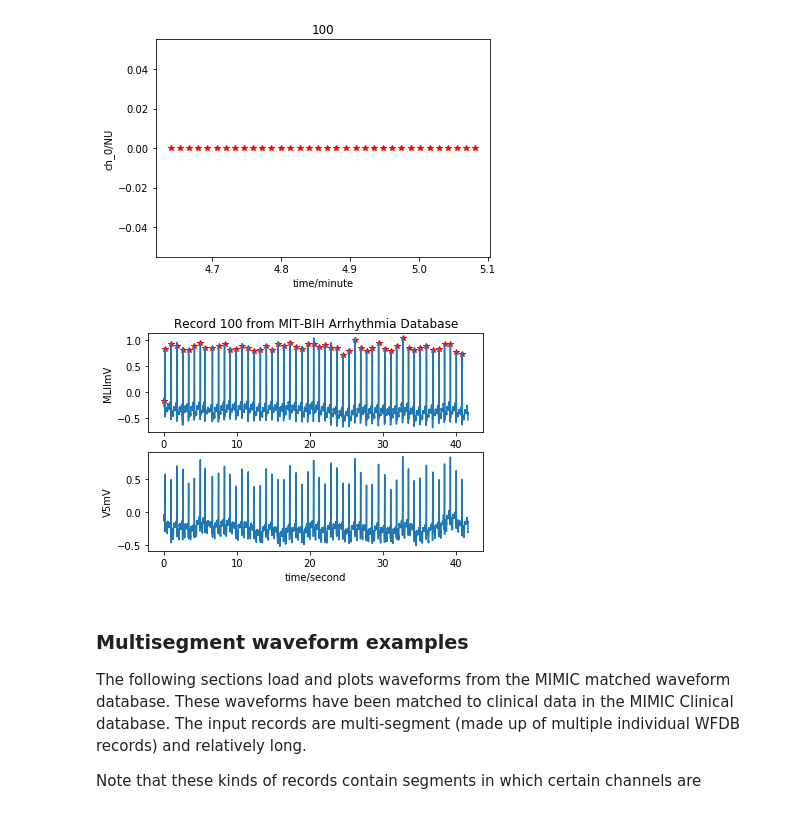
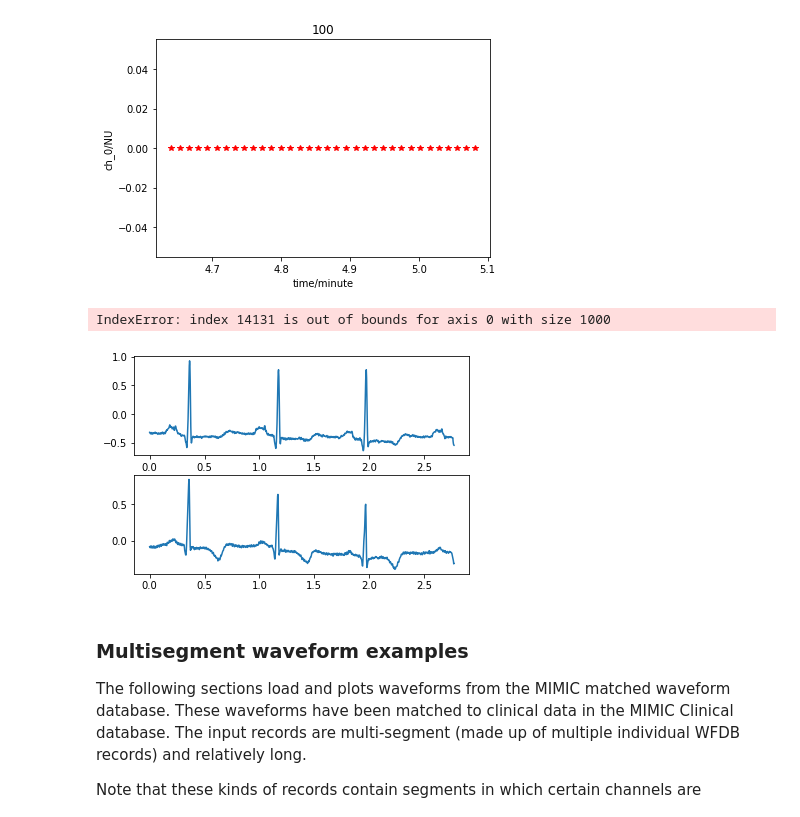
Before and after one commit to xing710/wfdb-python, a Jupyter notebook: demo.ipynb, the cells around one changed output. Cells and saved outputs as stored; diff of their text form; code cells hidden in the pictures.

```diff
--- a/demo.ipynb
+++ b/demo.ipynb
@@ -118,14 +119,17 @@ annotation2 = wfdb.rdann('100', 'atr', sampfrom=100000, sampto=110000, pb_dir='m
 [figure]
 # %%
 # Demo 5 - Read a WFDB record and annotation. Plot all channels, and the annotation on top of channel 0.
-record = wfdb.rdrecord('sample-data/100', sampto = 15000)
-annotation = wfdb.rdann('sample-data/100', 'atr', sampto = 15000)
+# record = wfdb.rdrecord('sample-data/100', sampto = 15000)
+record = wfdb.rdrecord('sample-data/100', sampfrom=14000, sampto=15000)
+# annotation = wfdb.rdann('sample-data/100', 'atr', sampto = 15000)
+annotation = wfdb.rdann('sample-data/100', 'atr', sampfrom=14000, sampto=15000)
 
 wfdb.plot_wfdb(record=record, annotation=annotation,
                title='Record 100 from MIT-BIH Arrhythmia Database',
                time_units='seconds')
 # %% [output]
+IndexError: index 14131 is out of bounds for axis 0 with size 1000
-[figure, old version]
+[figure, new version]
 # %% [markdown]
 ### Multisegment waveform examples
 
```
Also changed, not shown: parts of 5 cells of this notebook, 3 other files.
